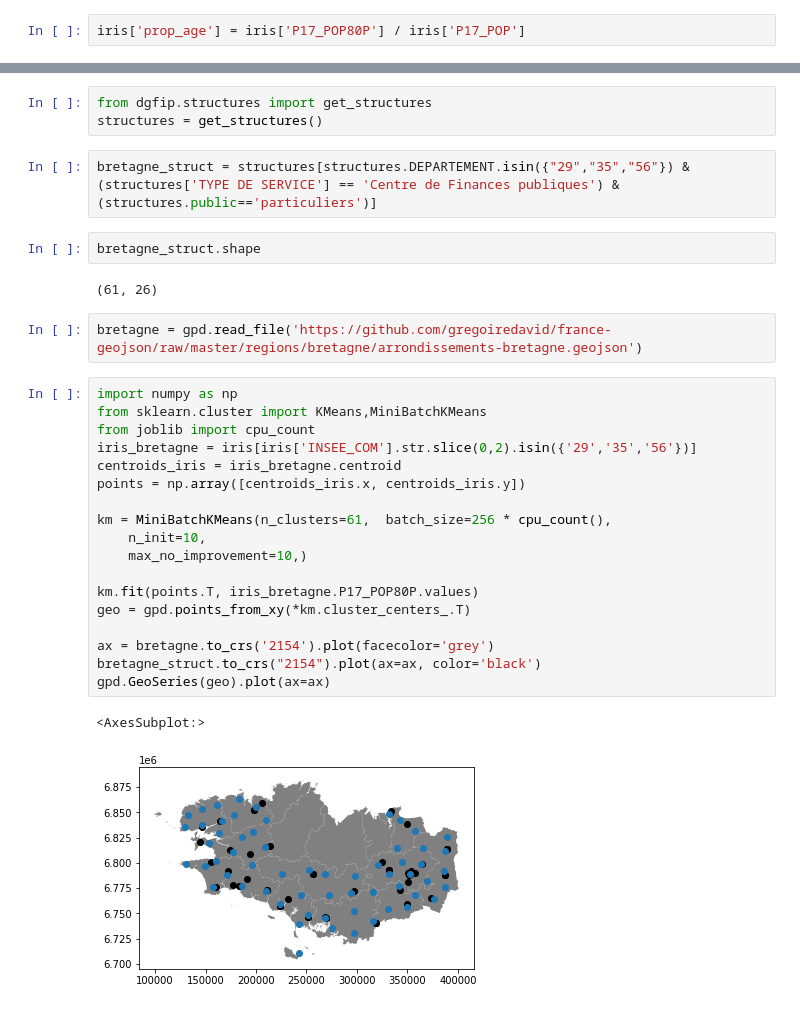
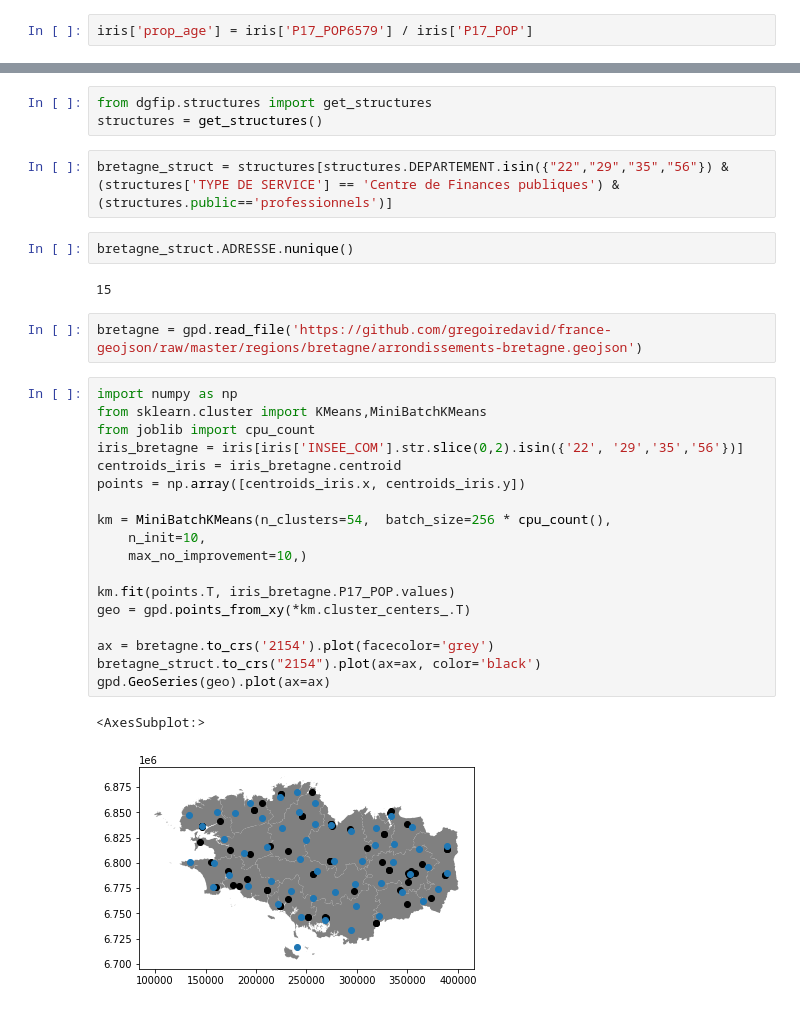
Before and after one commit to t-morvan/OptimDGFiP, a Jupyter notebook: notebooks/plus_proche_iris.ipynb, the cells around one changed output, grey strips where cells are left out. Cells and saved outputs as stored; diff of their text form.

```diff
--- a/notebooks/plus_proche.ipynb
+++ b/notebooks/plus_proche_iris.ipynb
@@ -5,7 +5,7 @@ import pandas as pd
 from dgfip.iris import get_iris
 iris = get_iris()
 # %%
-iris['prop_age'] = iris['P17_POP80P'] / iris['P17_POP']
+iris['prop_age'] = iris['P17_POP6579'] / iris['P17_POP']
 # %%
 iris.plot.scatter(x='distance Centre de Finances publiques', y= 'prop_age')
 # %% [output]
@@ -36,31 +36,31 @@ iris.plot(column='distance Centre de Finances publiques', figsize=(15,15), legen
 from dgfip.structures import get_structures
 structures = get_structures()
 # %%
-bretagne_struct = structures[structures.DEPARTEMENT.isin({"29","35","56"}) & (structures['TYPE DE SERVICE'] == 'Centre de Finances publiques') & (structures.public=='particuliers')]
+bretagne_struct = structures[structures.DEPARTEMENT.isin({"22","29","35","56"}) & (structures['TYPE DE SERVICE'] == 'Centre de Finances publiques') & (structures.public=='professionnels')]
-# %%
-bretagne_struct.shape
-# %% [output]
-(61, 26)
+# %%
+bretagne_struct.ADRESSE.nunique()
+# %% [output]
+15
 # %%
 bretagne = gpd.read_file('https://github.com/gregoiredavid/france-geojson/raw/master/regions/bretagne/arrondissements-bretagne.geojson')
 # %%
 import numpy as np
 from sklearn.cluster import KMeans,MiniBatchKMeans
 from joblib import cpu_count
-iris_bretagne = iris[iris['INSEE_COM'].str.slice(0,2).isin({'29','35','56'})]
+iris_bretagne = iris[iris['INSEE_COM'].str.slice(0,2).isin({'22', '29','35','56'})]
 centroids_iris = iris_bretagne.centroid
 points = np.array([centroids_iris.x, centroids_iris.y])
 
-km = MiniBatchKMeans(n_clusters=61,  batch_size=256 * cpu_count(),
+km = MiniBatchKMeans(n_clusters=54,  batch_size=256 * cpu_count(),
     n_init=10,
     max_no_improvement=10,)
 
-km.fit(points.T, iris_bretagne.P17_POP80P.values)
+km.fit(points.T, iris_bretagne.P17_POP.values)
 geo = gpd.points_from_xy(*km.cluster_centers_.T)
 
 ax = bretagne.to_crs('2154').plot(facecolor='grey')
 bretagne_struct.to_crs("2154").plot(ax=ax, color='black')
 gpd.GeoSeries(geo).plot(ax=ax)
 # %% [output]
 <AxesSubplot:>
-[figure, old version]
+[figure, new version]
```
Also changed, not shown: parts of 4 cells of this notebook, 5 other files.
